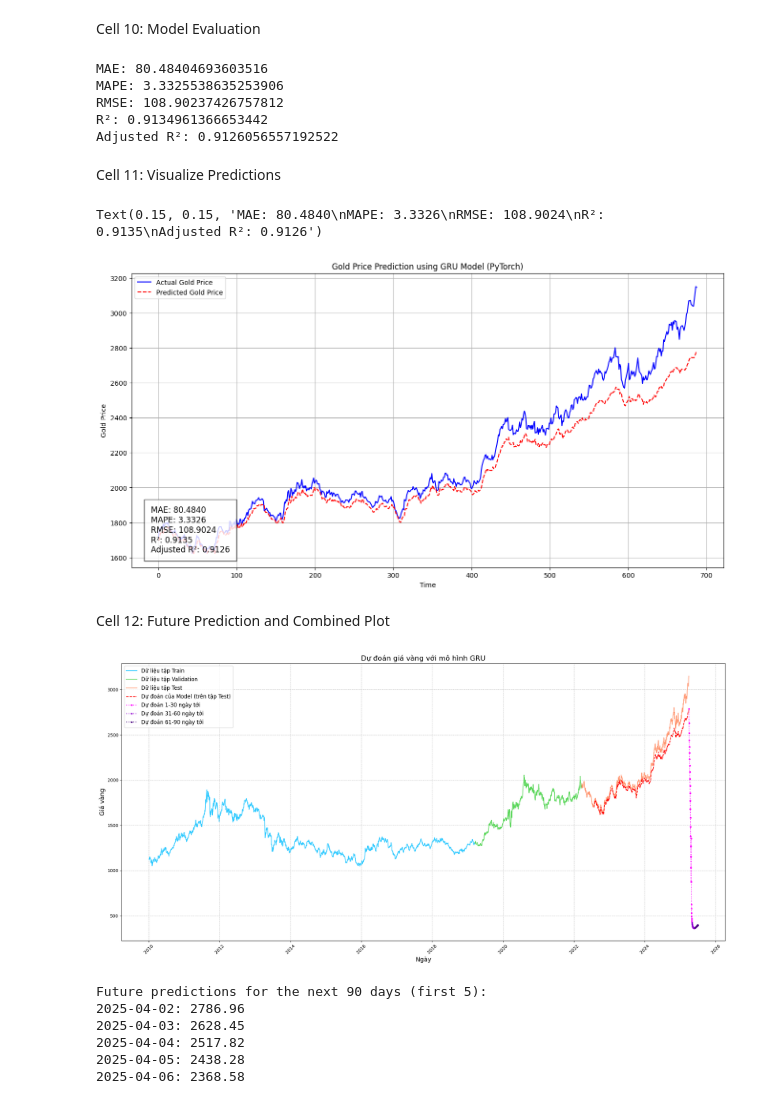
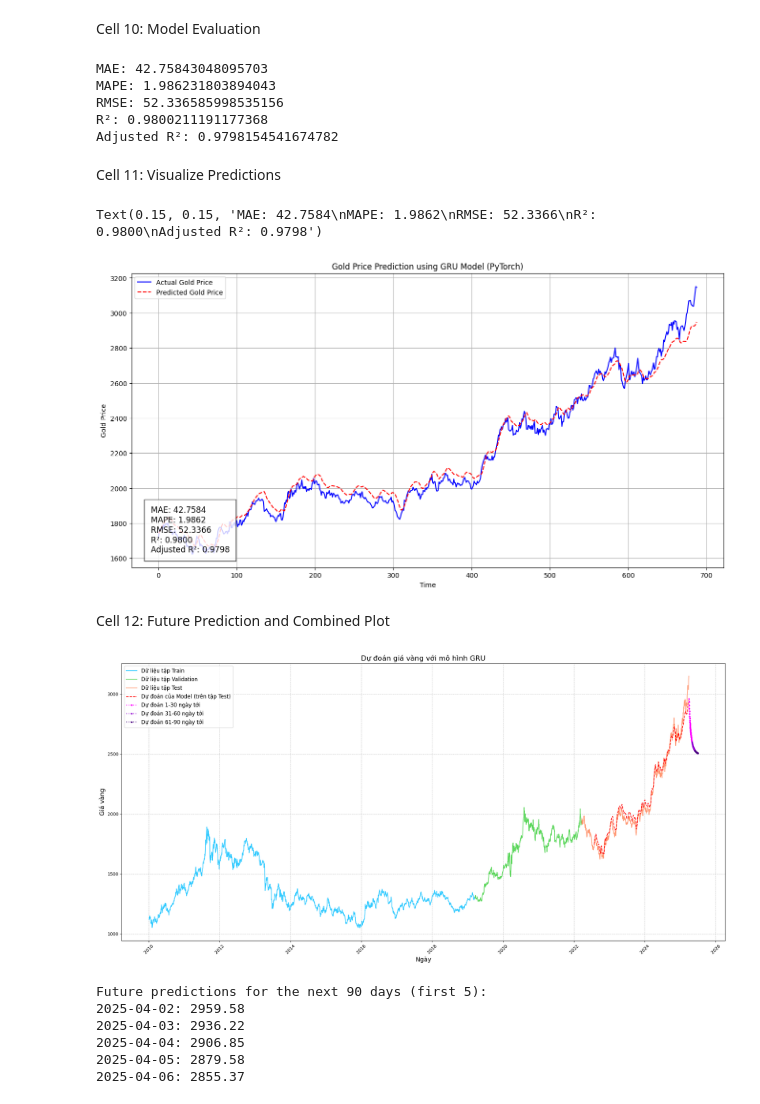
Before and after one commit to wienquyenn/IS403.P23-Gold, a Jupyter notebook: Notebooks/Models/GRU/GRU_GOLD_60_20_20.ipynb, the cells around one changed output. Drawn from its saved outputs; the diff is of its cells as text; code cells hidden in the pictures.

Commit message:
Update GRU model

```diff
--- a/Notebooks/Models/GRU/GRU_GOLD_60_20_20.ipynb
+++ b/Notebooks/Models/GRU/GRU_GOLD_60_20_20.ipynb
@@ -216,10 +216,10 @@ val_dataset = TimeSeriesDataset(X_val_seq, y_val_seq)
 test_dataset = TimeSeriesDataset(X_test_seq, y_test_seq)
 
 # Create data loaders
-batch_size = 32
-train_loader = DataLoader(train_dataset, batch_size=batch_size, shuffle=True)
-val_loader = DataLoader(val_dataset, batch_size=batch_size)
-test_loader = DataLoader(test_dataset, batch_size=batch_size)
+batch_size = 128
+train_loader = DataLoader(train_dataset, batch_size=batch_size, shuffle=False)
+val_loader = DataLoader(val_dataset, batch_size=batch_size, shuffle=False)
+test_loader = DataLoader(test_dataset, batch_size=batch_size, shuffle=False)
 # %% [markdown]
 Cell 7: Build GRU Model with PyTorch
 # %%
@@ -269,12 +269,12 @@ class GRUModel(nn.Module):
 
 # Set model parameters
 input_dim = X_train_scaled.shape[1]  # Number of features
-hidden_dim = 64  # Hidden layer dimension
-layer_dim = 2  # Number of GRU layers
+hidden_dim = 256  # Hidden layer dimension
+layer_dim = 4  # Number of GRU layers
 output_dim = 1  # Output dimension (predicting gold price)
-dropout_prob = 0.2  # Dropout probability
+dropout_prob = 0.3  # Dropout probability
 
-# Create the model
+# Create the mode
 model = GRUModel(input_dim, hidden_dim, layer_dim, output_dim, dropout_prob)
 
 # Model summary
@@ -516,11 +516,11 @@ metrics = calculate_metrics(y_test_actual, test_predictions, n, p)
 for metric_name, metric_value in metrics.items():
     print(f"{metric_name}: {metric_value}")
 # %% [output]
-MAE: 80.48404693603516
-MAPE: 3.3325538635253906
-RMSE: 108.90237426757812
-R²: 0.9134961366653442
-Adjusted R²: 0.9126056557192522
+MAE: 42.75843048095703
+MAPE: 1.986231803894043
+RMSE: 52.336585998535156
+R²: 0.9800211191177368
+Adjusted R²: 0.9798154541674782
 # %% [markdown]
 Cell 11: Visualize Predictions
 # %%
@@ -538,8 +538,8 @@ plt.grid(True)
 metrics_text = '\n'.join([f"{key}: {value:.4f}" for key, value in metrics.items()])
 plt.figtext(0.15, 0.15, metrics_text, fontsize=12, bbox={'facecolor': 'white', 'alpha': 0.8, 'pad': 10})
 # %% [output]
-Text(0.15, 0.15, 'MAE: 80.4840\nMAPE: 3.3326\nRMSE: 108.9024\nR²: 0.9135\nAdjusted R²: 0.9126')
+Text(0.15, 0.15, 'MAE: 42.7584\nMAPE: 1.9862\nRMSE: 52.3366\nR²: 0.9800\nAdjusted R²: 0.9798')
-[figure, old version]
+[figure, new version]
 # %% [markdown]
 Cell 12: Future Prediction and Combined Plot
 # %%
@@ -650,38 +650,38 @@ plt.plot(test_plot_predictions.index, test_plot_predictions, label='Dự đoán
 
 # Segment future predictions
 future_predictions_series = pd.Series(future_predictions_actual, index=future_dates)
 preds_0_30 = future_predictions_series.iloc[0:30]
 preds_30_60 = future_predictions_series.iloc[30:60]
 preds_60_90 = future_predictions_series.iloc[60:90]
 
 plt.plot(preds_0_30.index, preds_0_30,
          label=f'Dự đoán 1-30 ngày tới', color='magenta', linestyle=':', marker='o', markersize=3, linewidth=1.5)
 plt.plot(preds_30_60.index, preds_30_60,
          label=f'Dự đoán 31-60 ngày tới', color='darkviolet', linestyle=':', marker='o', markersize=3, linewidth=1.5)
 plt.plot(preds_60_90.index, preds_60_90,
          label=f'Dự đoán 61-90 ngày tới', color='indigo', linestyle=':', marker='o', markersize=3, linewidth=1.5)
 
 plt.title('Dự đoán giá vàng với mô hình GRU', fontsize=16)
 plt.xlabel('Ngày', fontsize=14)
 plt.ylabel('Giá vàng', fontsize=14)
 plt.legend(fontsize=12)
 plt.grid(True, linestyle='--', alpha=0.7)
 plt.xticks(rotation=45)
 plt.tight_layout() # Adjust layout to prevent overlapping labels
 
-output_charts_dir = 'D:/TunTun/HTTT2022.2/IS403.P23-Gold/Outputs/Predictions/GRU'
+output_charts_dir = '../../Outputs/Predictions/GRU'
 os.makedirs(output_charts_dir, exist_ok=True)
 plt.savefig(os.path.join(output_charts_dir, 'GRU_future_prediction_60_20_20.png'), dpi=300, bbox_inches='tight')
 plt.show()
 
 print(f"Future predictions for the next {N_FUTURE_DAYS} days (first 5):")
 for i in range(min(5, N_FUTURE_DAYS)):
     print(f"{future_dates[i].strftime('%Y-%m-%d')}: {future_predictions_actual[i]:.2f}")
 # %% [output]
-[figure, old version]
+[figure, new version]
 Future predictions for the next 90 days (first 5):
-2025-04-02: 2786.96
-2025-04-03: 2628.45
-2025-04-04: 2517.82
-2025-04-05: 2438.28
-2025-04-06: 2368.58
+2025-04-02: 2959.58
+2025-04-03: 2936.22
+2025-04-04: 2906.85
+2025-04-05: 2879.58
+2025-04-06: 2855.37
```
Also changed, not shown: parts of 3 cells of this notebook, 5 other files.
